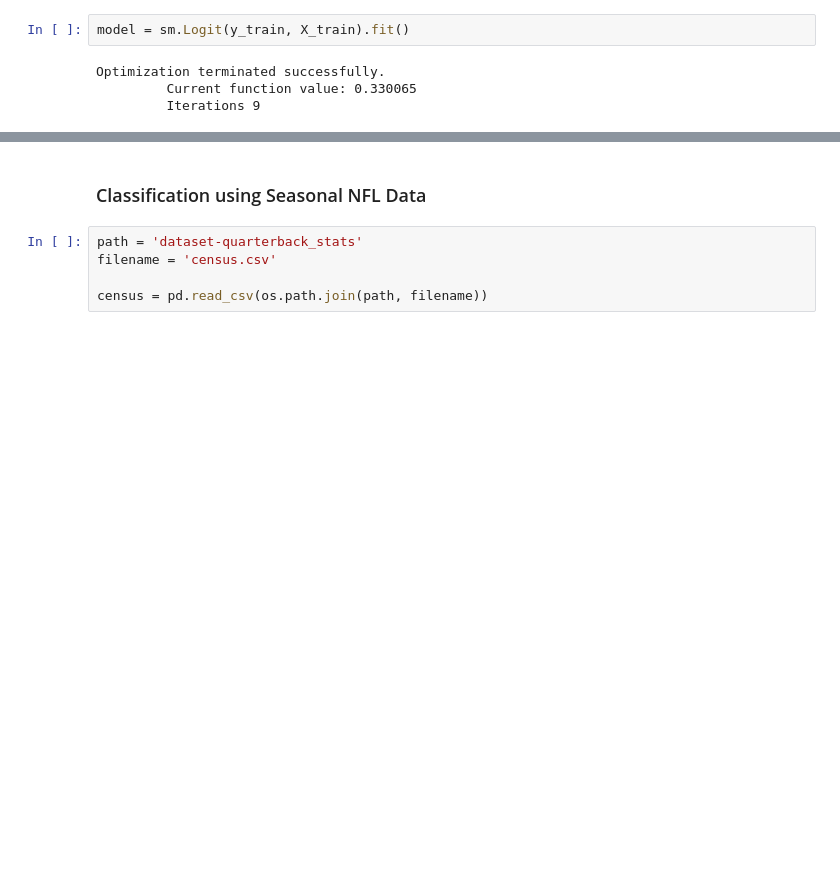
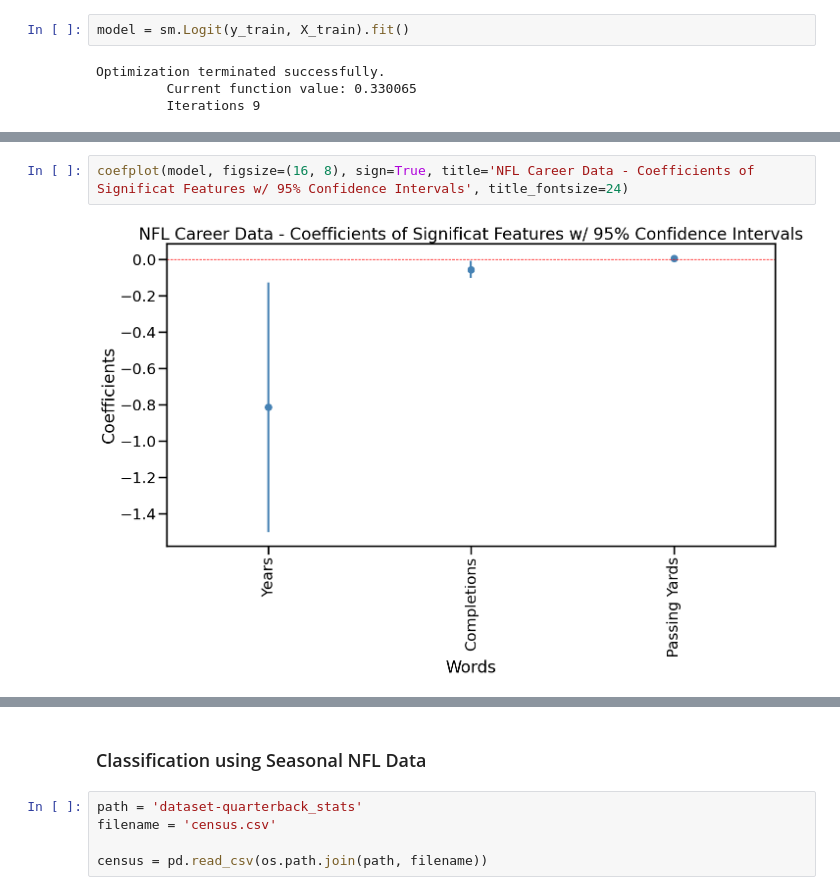
Before and after one commit to Ezekiel-25-17/Racial_Bias_in_American_Football, a Jupyter notebook: stats-classification.ipynb, the cells around one changed output, grey strips where cells are left out. Drawn from its saved outputs; the diff is of its cells as text; blank space fills up the shorter version.

```diff
--- a/stats-classification.ipynb
+++ b/stats-classification.ipynb
@@ -131,0 +151,4 @@ plt.show()
+# %%
+coefplot(model, figsize=(16, 8), sign=True, title='NFL Career Data - Coefficients of Significat Features w/ 95% Confidence Intervals', title_fontsize=24)
+# %% [output]
+[figure, added]
```
Also changed, not shown: parts of 34 cells of this notebook.
